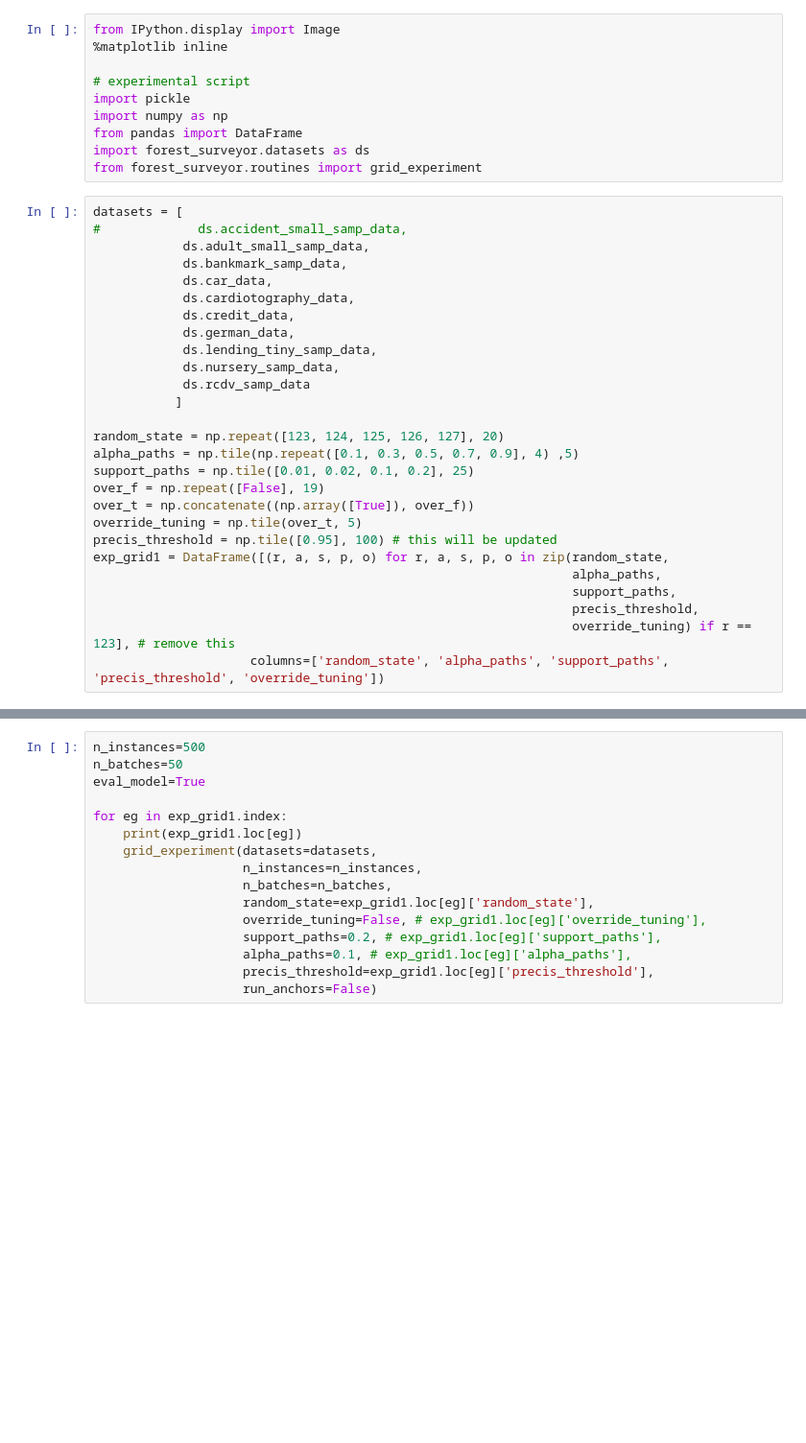
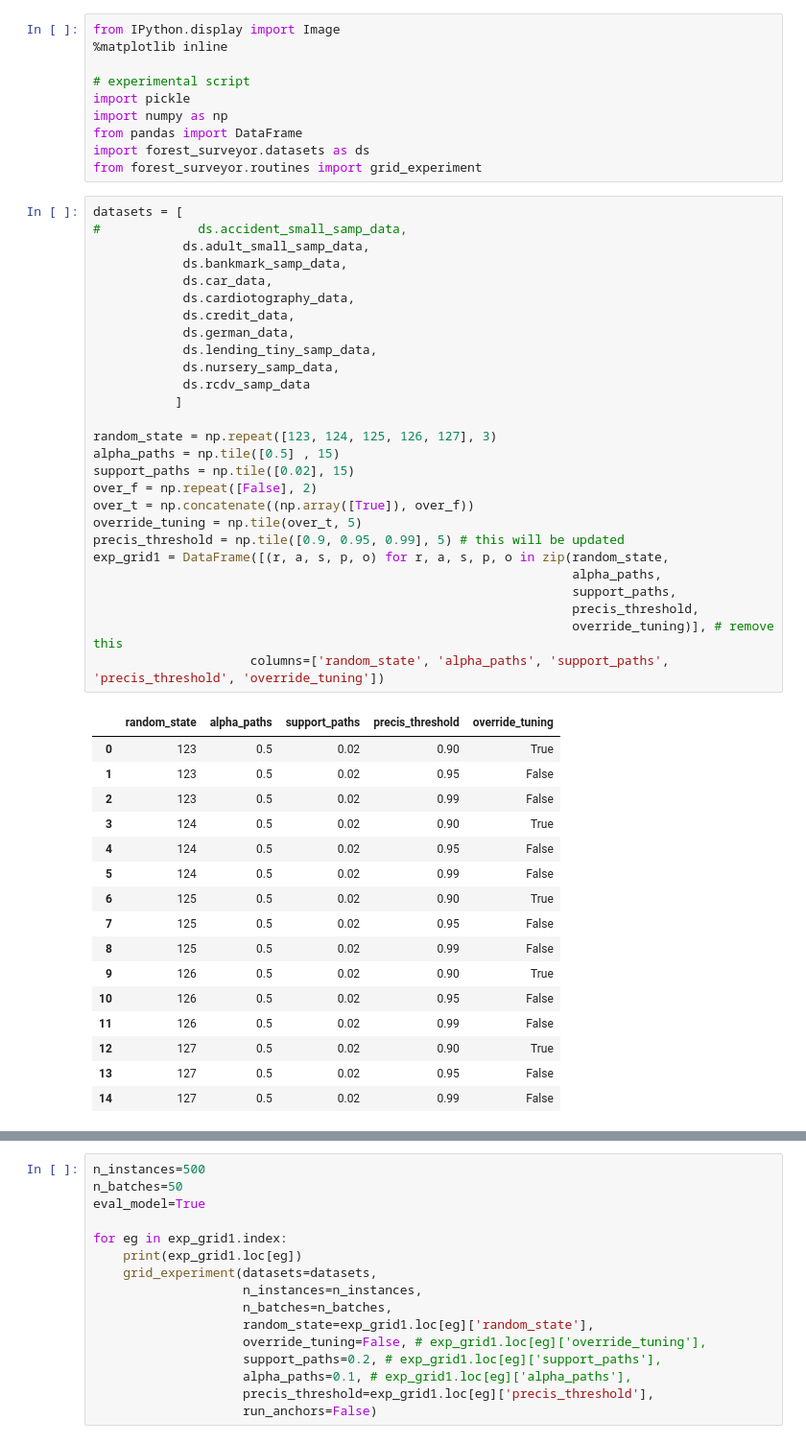
Before and after one commit to julianhatwell/interpret_basics2, a Jupyter notebook: Whiteboxing Experiments Unattended Tuning.ipynb, the cells around one changed output, grey strips where cells are left out. Shown at 96% size. Drawn from its saved outputs; the diff is of its cells as text; blank space fills up the shorter version.

```diff
--- a/Whiteboxing Experiments Unattended Tuning.ipynb
+++ b/Whiteboxing Experiments Unattended Tuning.ipynb
@@ -11,30 +11,47 @@ from forest_surveyor.routines import grid_experiment
 # %%
 datasets = [
 #             ds.accident_small_samp_data,
             ds.adult_small_samp_data,
             ds.bankmark_samp_data,
             ds.car_data,
             ds.cardiotography_data,
             ds.credit_data,
             ds.german_data,
             ds.lending_tiny_samp_data,
             ds.nursery_samp_data,
             ds.rcdv_samp_data
            ]
 
-random_state = np.repeat([123, 124, 125, 126, 127], 20)
-alpha_paths = np.tile(np.repeat([0.1, 0.3, 0.5, 0.7, 0.9], 4) ,5)
-support_paths = np.tile([0.01, 0.02, 0.1, 0.2], 25)
-over_f = np.repeat([False], 19)
+random_state = np.repeat([123, 124, 125, 126, 127], 3)
+alpha_paths = np.tile([0.5] , 15)
+support_paths = np.tile([0.02], 15)
+over_f = np.repeat([False], 2)
 over_t = np.concatenate((np.array([True]), over_f))
 override_tuning = np.tile(over_t, 5)
-precis_threshold = np.tile([0.95], 100) # this will be updated
+precis_threshold = np.tile([0.9, 0.95, 0.99], 5) # this will be updated
 exp_grid1 = DataFrame([(r, a, s, p, o) for r, a, s, p, o in zip(random_state,
                                                                 alpha_paths,
                                                                 support_paths,
                                                                 precis_threshold,
-                                                                override_tuning) if r == 123], # remove this
+                                                                override_tuning)], # remove this
                      columns=['random_state', 'alpha_paths', 'support_paths', 'precis_threshold', 'override_tuning'])
+# %% [output]
+|  | random_state | alpha_paths | support_paths | precis_threshold | override_tuning |
+| 0 | 123 | 0.5 | 0.02 | 0.90 | True |
+| 1 | 123 | 0.5 | 0.02 | 0.95 | False |
+| 2 | 123 | 0.5 | 0.02 | 0.99 | False |
+| 3 | 124 | 0.5 | 0.02 | 0.90 | True |
+| 4 | 124 | 0.5 | 0.02 | 0.95 | False |
+| 5 | 124 | 0.5 | 0.02 | 0.99 | False |
+| 6 | 125 | 0.5 | 0.02 | 0.90 | True |
+| 7 | 125 | 0.5 | 0.02 | 0.95 | False |
+| 8 | 125 | 0.5 | 0.02 | 0.99 | False |
+| 9 | 126 | 0.5 | 0.02 | 0.90 | True |
+| 10 | 126 | 0.5 | 0.02 | 0.95 | False |
+| 11 | 126 | 0.5 | 0.02 | 0.99 | False |
+| 12 | 127 | 0.5 | 0.02 | 0.90 | True |
+| 13 | 127 | 0.5 | 0.02 | 0.95 | False |
+| 14 | 127 | 0.5 | 0.02 | 0.99 | False |
 # %%
 n_instances=500
 n_batches=50
```
Also changed, not shown: parts of 2 cells of this notebook, 11 other files.
